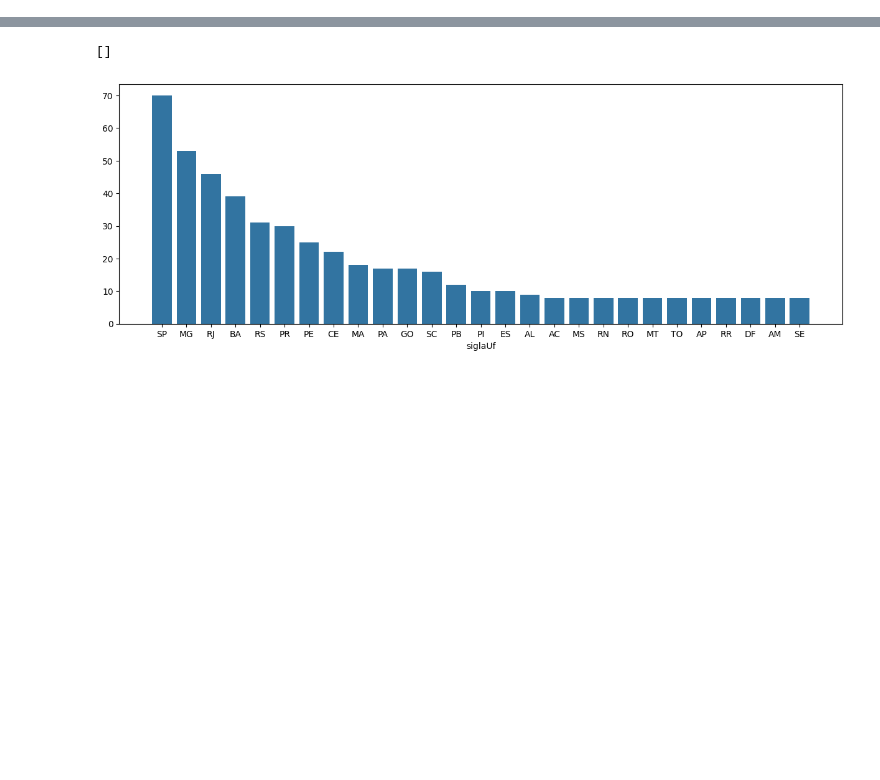
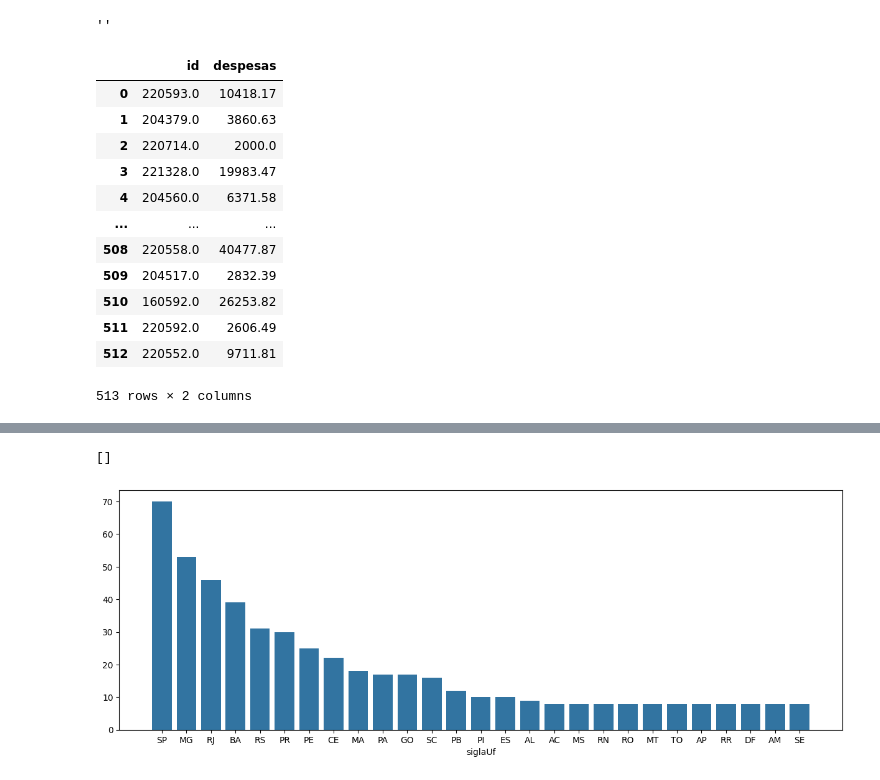
Before and after one commit to WallyssonChristian/Analise-de-Despesas, a Jupyter notebook: projeto.ipynb, the cells around one changed output, grey strips where cells are left out. Saved outputs shown, nothing was run; the diff lists cells and outputs as text; code cells hidden in the pictures; blank space fills up the shorter version.

```diff
--- a/projeto.ipynb
+++ b/projeto.ipynb
@@ -23,3 +19,7 @@ total_despesas_df = pd.DataFrame({
     "id": [],
     "despesas": []
 })
+# %%
+dados_df.loc[466, 'despesas']
+# %% [output]
+''
@@ -26,2 +48,18 @@ total_despesas_df = pd.DataFrame({
+# %%
+total_despesas_df
+# %% [output]
+|  | id | despesas |
+| 0 | 220593.0 | 10418.17 |
+| 1 | 204379.0 | 3860.63 |
+| 2 | 220714.0 | 2000.0 |
+| 3 | 221328.0 | 19983.47 |
+| 4 | 204560.0 | 6371.58 |
+| ... | ... | ... |
+| 508 | 220558.0 | 40477.87 |
+| 509 | 204517.0 | 2832.39 |
+| 510 | 160592.0 | 26253.82 |
+| 511 | 220592.0 | 2606.49 |
+| 512 | 220552.0 | 9711.81 |
+513 rows × 2 columns
 # %%
 # Create new dict
```
Also changed, not shown: parts of 6 cells of this notebook.
